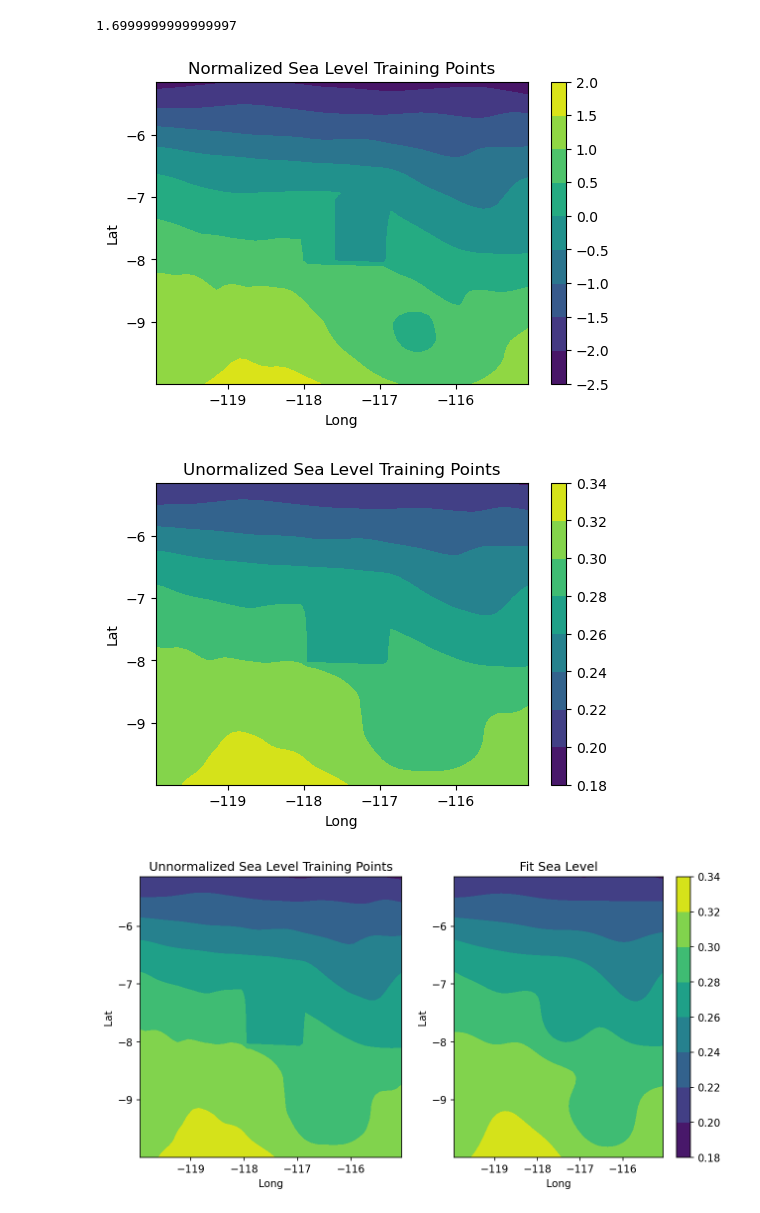
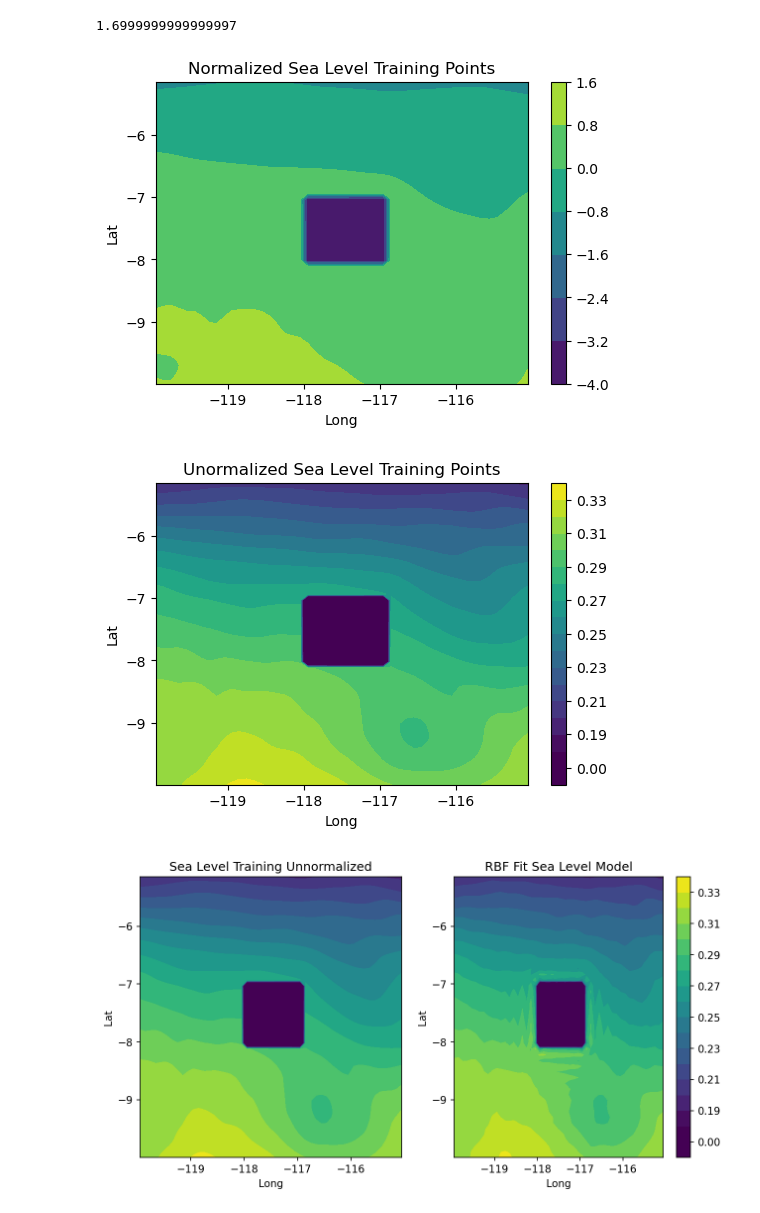
Before and after one commit to rohanlopez7/BML_GP_Project, a Jupyter notebook: Nicole/spatial-rbf.ipynb, the cells around one changed output. Cells and saved outputs as stored; diff of their text form; code cells hidden in the pictures.

```diff
--- a/Nicole/spatial-rbf.ipynb
+++ b/Nicole/spatial-rbf.ipynb
@@ -55,7 +55,7 @@ def format_sea_level(data):
 
 # Convert training and full data to stack format
 # & Fill NaN's with Training mean
-training = training.fillna(training.mean()).stack().reset_index()
+training = training.fillna(0).stack().reset_index()
 testing = sea_df.stack().reset_index()
 
 # Set training and testing y's
@@ -185,17 +219,17 @@ delta_y = torch.abs(pred_labels - test_y).detach().numpy()
 # %%
 # Plot Sea Level Normalized Training Data
 train_X_1, train_X_2 = np.meshgrid(train_x[:,1].unique(),train_x[:,0].unique())
 
 plt.figure(dpi=100)
 plt.contourf(train_X_1, train_X_2,
-             train_y.reshape(train_X_2.shape))
+             train_y.reshape(train_X_2.shape), vmin=-4.0, vmax=2.0)
 plt.title("Normalized Sea Level Training Points")
 plt.xlabel("Long")
 plt.ylabel("Lat")
 plt.colorbar()
 plt.show()
 # %% [output]
-[figure, old version]
+[figure, new version]
 # %%
 # Unnormalize Data
 train_y = (train_y * ytrain_std) + ytrain_mean
@@ -208,34 +242,34 @@ train_X_1, train_X_2 = np.meshgrid(train_x[:,1].unique(),train_x[:,0].unique())
 
 plt.figure(dpi=100)
 plt.contourf(train_X_1, train_X_2,
-             train_y.reshape(train_X_2.shape))
+             train_y.reshape(train_X_2.shape), levels, vmin=0.18, vmax=0.34)
 plt.title("Unormalized Sea Level Training Points")
 plt.xlabel("Long")
 plt.ylabel("Lat")
 plt.colorbar()
 plt.show()
 # %% [output]
-[figure, old version]
+[figure, new version]
 # %%
 # Plot Training Data and Model Fit
 train_X_1, train_X_2 = np.meshgrid(train_x[:,1].unique(),train_x[:,0].unique())
 fig, ax = plt.subplots(1, 2, dpi=150, figsize=(10, 5))
 
 ax[0].contourf(train_X_1, train_X_2,
-             train_y.reshape(train_X_2.shape), vmin=0.18, vmax=0.34)
-ax[0].set_title("Unnormalized Sea Level Training Points")
+             train_y.reshape(train_X_2.shape), levels, vmin=0.18, vmax=0.34)
+ax[0].set_title("Sea Level Training Unnormalized")
 ax[0].set_xlabel("Long")
 ax[0].set_ylabel("Lat")
 
 contour_ = ax[1].contourf(train_X_1, train_X_2,
-             train_pred.reshape(train_X_2.shape), vmin=0.18, vmax=0.34)
-ax[1].set_title("Fit Sea Level")
+             train_pred.reshape(train_X_2.shape), levels, vmin=0.18, vmax=0.34)
+ax[1].set_title("RBF Fit Sea Level Model")
 ax[1].set_xlabel("Long")
 ax[1].set_ylabel("Lat")
 fig.colorbar(contour_)
 plt.show()
 # %% [output]
-[figure, old version]
+[figure, new version]
 # %%
 # Plot True Sea Level Data and GP Prediction
 test_X_1, test_X_2 = np.meshgrid(test_x[:,1].unique(),test_x[:,0].unique())
```
Also changed, not shown: parts of 7 cells of this notebook.
